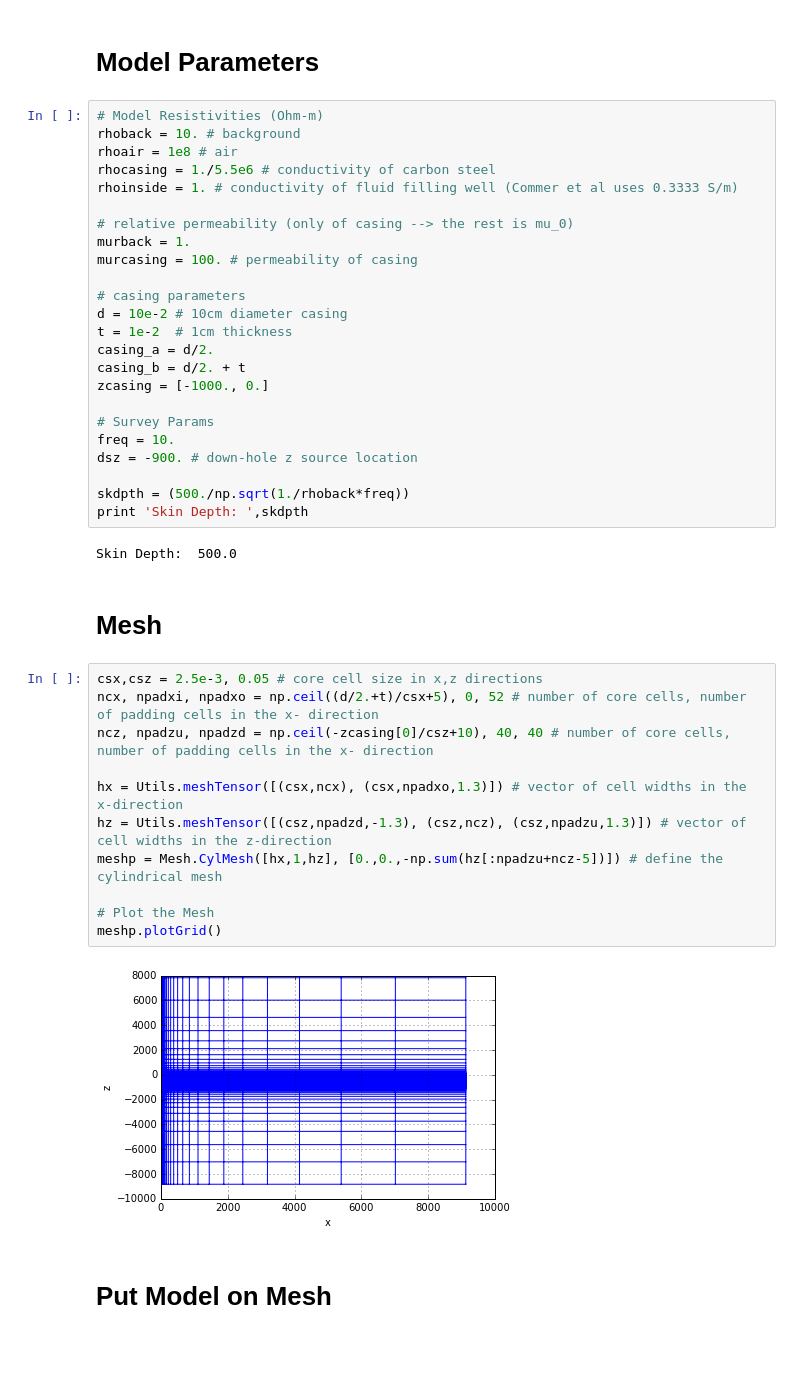
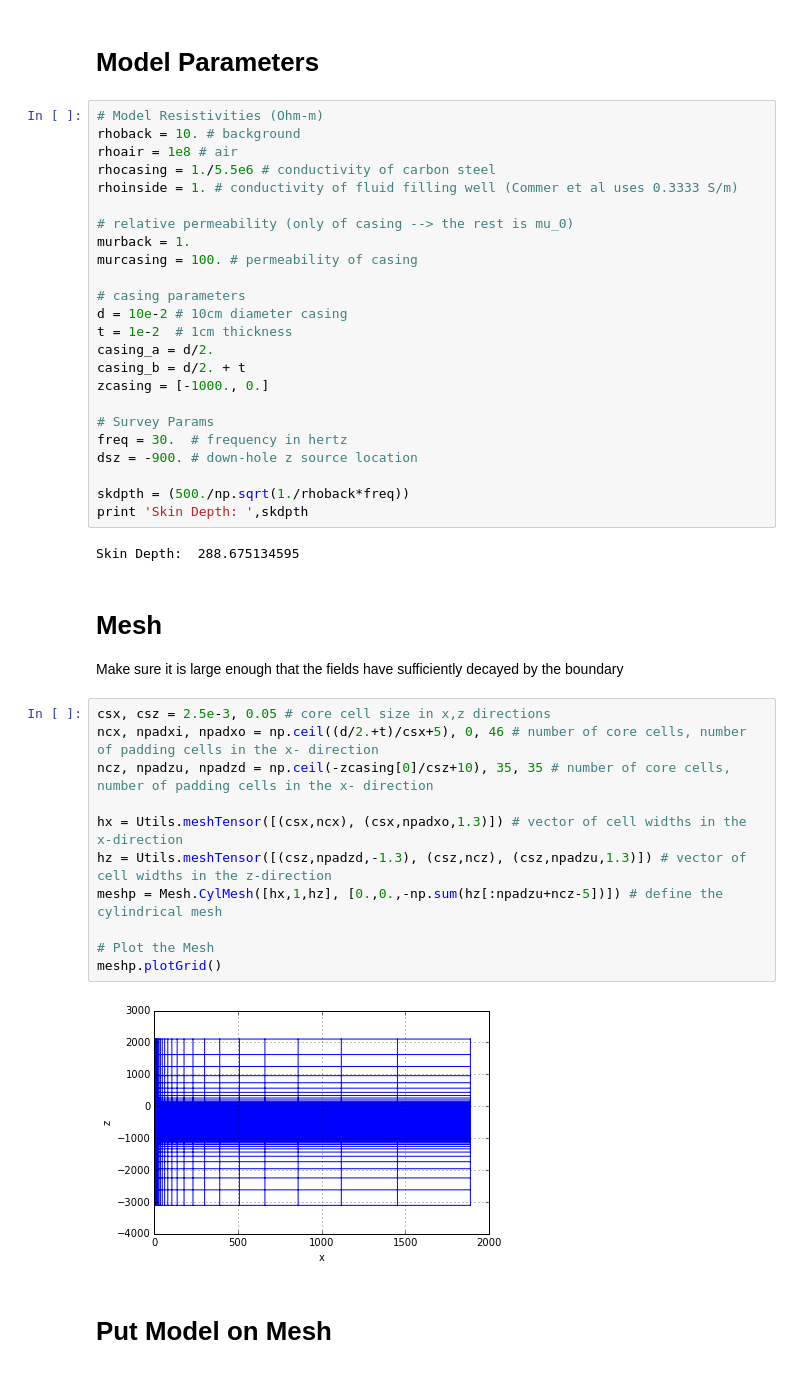
Before and after one commit to simpeg/presentations, a Jupyter notebook: SciPy2015/EdIndustryResearch/CasingResearchEx.ipynb, the cells around one changed output. Cells and saved outputs as stored; diff of their text form.

```diff
--- a/SciPy2015/EdIndustryResearch/CasingResearchEx.ipynb
+++ b/SciPy2015/EdIndustryResearch/CasingResearchEx.ipynb
@@ -27,28 +35,30 @@ casing_b = d/2. + t
 zcasing = [-1000., 0.]
 
 # Survey Params
-freq = 10.
+freq = 30.  # frequency in hertz
 dsz = -900. # down-hole z source location
 
 skdpth = (500./np.sqrt(1./rhoback*freq))
 print 'Skin Depth: ',skdpth
 # %% [output]
-Skin Depth:  500.0
+Skin Depth:  288.675134595
-# %% [markdown]
-# Mesh
+# %% [markdown]
+# Mesh
+
+Make sure it is large enough that the fields have sufficiently decayed by the boundary
 # %%
-csx,csz = 2.5e-3, 0.05 # core cell size in x,z directions
-ncx, npadxi, npadxo = np.ceil((d/2.+t)/csx+5), 0, 52 # number of core cells, number of padding cells in the x- direction
-ncz, npadzu, npadzd = np.ceil(-zcasing[0]/csz+10), 40, 40 # number of core cells, number of padding cells in the x- direction
+csx, csz = 2.5e-3, 0.05 # core cell size in x,z directions
+ncx, npadxi, npadxo = np.ceil((d/2.+t)/csx+5), 0, 46 # number of core cells, number of padding cells in the x- direction
+ncz, npadzu, npadzd = np.ceil(-zcasing[0]/csz+10), 35, 35 # number of core cells, number of padding cells in the x- direction
 
 hx = Utils.meshTensor([(csx,ncx), (csx,npadxo,1.3)]) # vector of cell widths in the x-direction
 hz = Utils.meshTensor([(csz,npadzd,-1.3), (csz,ncz), (csz,npadzu,1.3)]) # vector of cell widths in the z-direction
 meshp = Mesh.CylMesh([hx,1,hz], [0.,0.,-np.sum(hz[:npadzu+ncz-5])]) # define the cylindrical mesh
 
 # Plot the Mesh
 meshp.plotGrid()
 # %% [output]
-[figure, old version]
+[figure, new version]
 # %% [markdown]
 # Put Model on Mesh
 # %%
```
Also changed, not shown: parts of 7 cells of this notebook, 9 other files.
